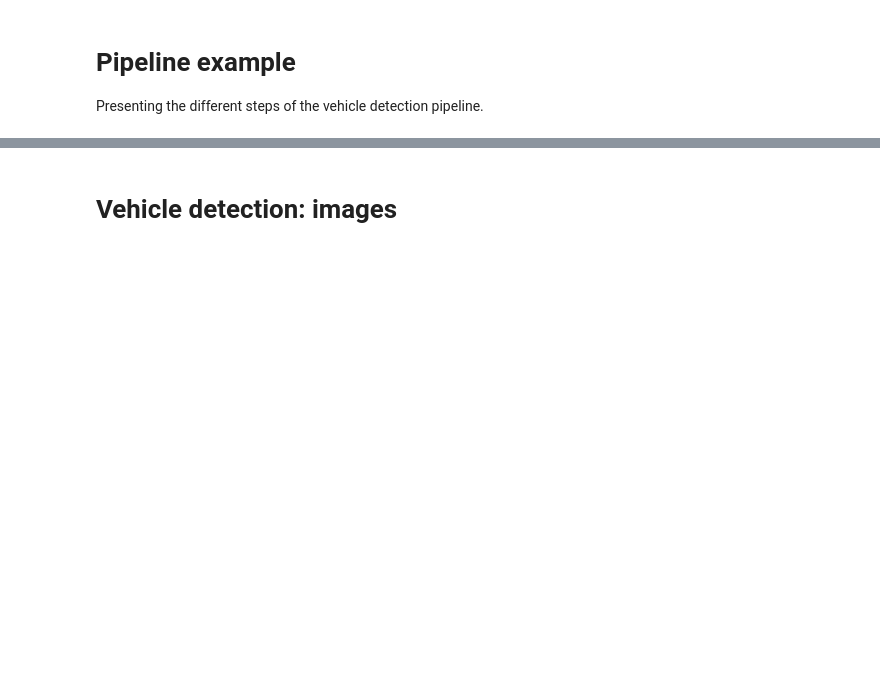
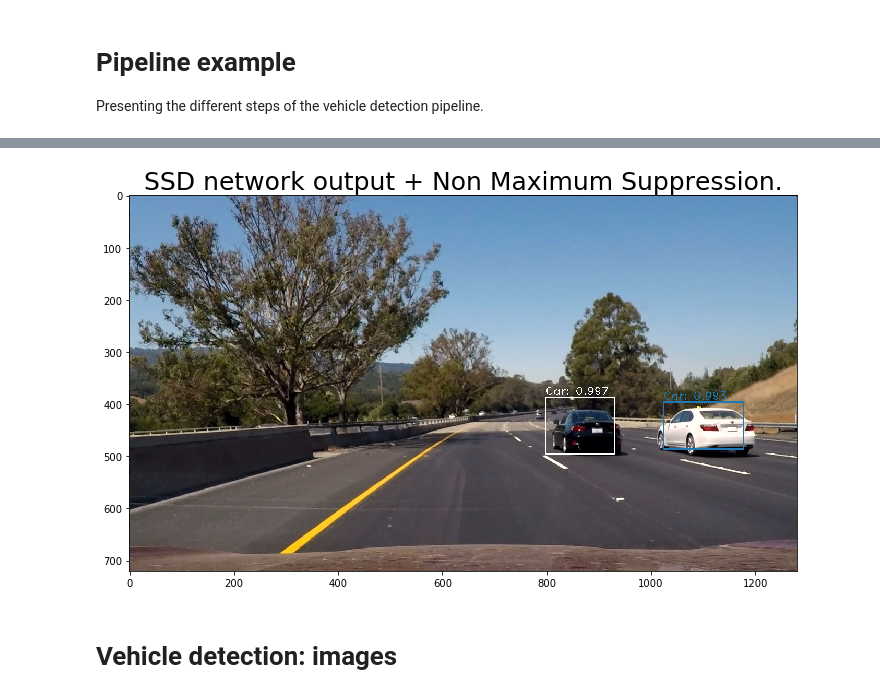
Before and after one commit to balancap/SDC-Vehicle-Detection, a Jupyter notebook: vehicle-detection.ipynb, the cells around one changed output, grey strips where cells are left out. Drawn from its saved outputs; the diff is of its cells as text; code cells hidden in the pictures; blank space fills up the shorter version.

```diff
--- a/vehicle-detection.ipynb
+++ b/vehicle-detection.ipynb
@@ -124,3 +148,45 @@ rclasses, rscores, rbboxes = ssd_process_image(img, select_threshold=0.5, nms_th
+# %%
+def bboxes_nms_jaccard(classes, scores, bboxes, threshold=0.45):
+    """Apply non-maximum selection to bounding boxes using Jaccard score.
+    """
+    keep_bboxes = np.ones(scores.shape, dtype=np.bool)
+    for i in range(scores.size-1):
+        if keep_bboxes[i]:
+            # Computer overlap with bboxes which are following.
+            overlap = ssd_common.bboxes_jaccard(bboxes[i], bboxes[(i+1):])
+            # Overlap threshold for keeping + checking part of the same class
+            keep_overlap = np.logical_or(overlap < threshold, classes[(i+1):] != classes[i])
+            keep_bboxes[(i+1):] = np.logical_and(keep_bboxes[(i+1):], keep_overlap)
+
+    idxes = np.where(keep_bboxes)
+    return classes[idxes], scores[idxes], bboxes[idxes]
+
+def bboxes_nms_intersection(classes, scores, bboxes, threshold=0.45):
+    """Apply non-maximum selection to bounding boxes using intersection score.
+    """
+    keep_bboxes = np.ones(scores.shape, dtype=np.bool)
+    for i in range(scores.size-1):
+        if keep_bboxes[i]:
+            # Computer overlap with bboxes which are following.
+            overlap = ssd_common.bboxes_intersection(bboxes[i], bboxes[(i+1):])
+            # Overlap threshold for keeping + checking part of the same class
+            keep_overlap = np.logical_or(overlap < threshold, classes[(i+1):] != classes[i])
+            keep_bboxes[(i+1):] = np.logical_and(keep_bboxes[(i+1):], keep_overlap)
+
+    idxes = np.where(keep_bboxes)
+    return classes[idxes], scores[idxes], bboxes[idxes]
+# %%
+# Apply Non-Maximum-Selection
+nms_threshold = 0.3
+rclasses_nms, rscores_nms, rbboxes_nms = bboxes_nms_intersection(rclasses, rscores, rbboxes, threshold=nms_threshold)
+
+# Draw bboxes
+img_bboxes = np.copy(img)
+bboxes_draw_on_img(img_bboxes, rscores_nms, rbboxes_nms, colors_tableau, thickness=2)
+
+plot_image(img_bboxes, 'SSD network output + Non Maximum Suppression.', (10, 10))
+# %% [output]
+[figure, added]
 # %% [markdown]
 # Vehicle detection: images
 # %% [markdown]
```
Also changed, not shown: parts of 15 cells of this notebook, 1 other file.
